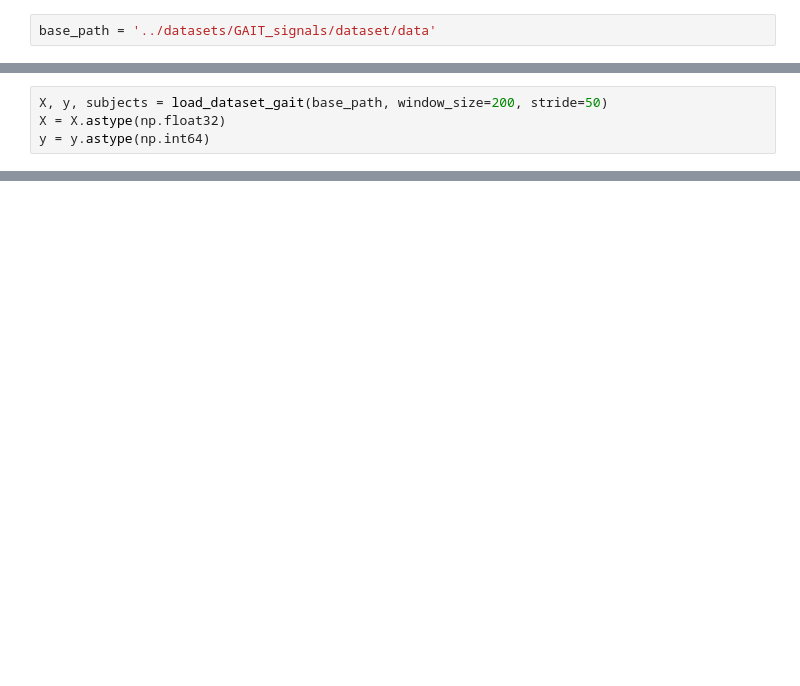
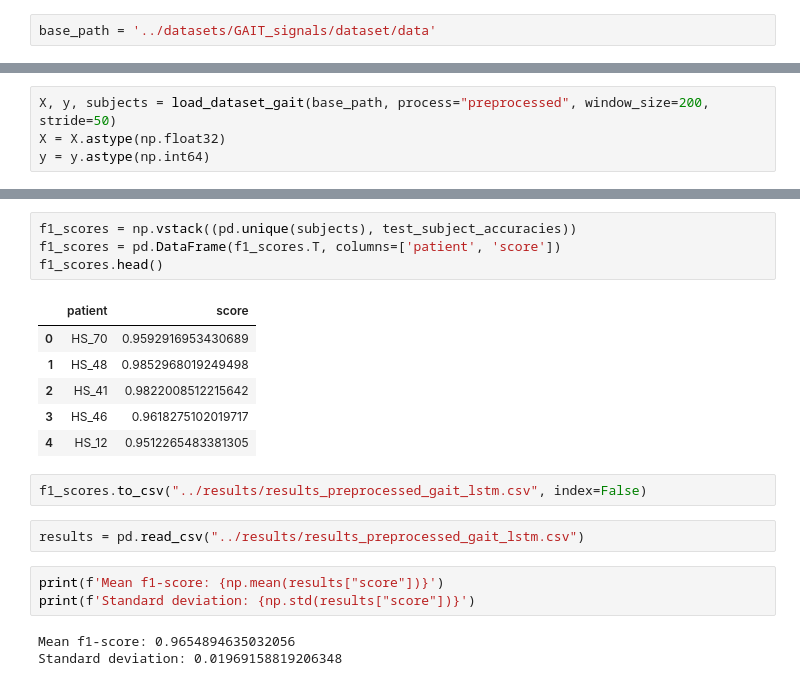
Before and after one commit to EnekoIsturitzSesma/Biosignal-ML-Analysis, a Jupyter notebook: notebooks/GAIT.ipynb, the cells around one changed output, grey strips where cells are left out. Saved outputs shown, nothing was run; the diff lists cells and outputs as text; blank space fills up the shorter version.

```diff
--- a/notebooks/GAIT.ipynb
+++ b/notebooks/GAIT.ipynb
@@ -14,5 +17,5 @@ base_path = '../datasets/GAIT_signals/dataset/data'
 # %%
-X, y, subjects = load_dataset_gait(base_path, window_size=200, stride=50)
+X, y, subjects = load_dataset_gait(base_path, process="preprocessed", window_size=200, stride=50)
 X = X.astype(np.float32)
 y = y.astype(np.int64)
 # %%
@@ -36,0 +49,21 @@ Fold 8: Val F1 = 0.9583
+# %%
+f1_scores = np.vstack((pd.unique(subjects), test_subject_accuracies))
+f1_scores = pd.DataFrame(f1_scores.T, columns=['patient', 'score'])
+f1_scores.head()
+# %% [output]
+|  | patient | score |
+| 0 | HS_70 | 0.9592916953430689 |
+| 1 | HS_48 | 0.9852968019249498 |
+| 2 | HS_41 | 0.9822008512215642 |
+| 3 | HS_46 | 0.9618275102019717 |
+| 4 | HS_12 | 0.9512265483381305 |
+# %%
+f1_scores.to_csv("../results/results_preprocessed_gait_lstm.csv", index=False)
+# %%
+results = pd.read_csv("../results/results_preprocessed_gait_lstm.csv")
+# %%
+print(f'Mean f1-score: {np.mean(results["score"])}')
+print(f'Standard deviation: {np.std(results["score"])}')
+# %% [output]
+Mean f1-score: 0.9654894635032056
+Standard deviation: 0.01969158819206348
```
Also changed, not shown: parts of 11 cells of this notebook, 3 other files.
